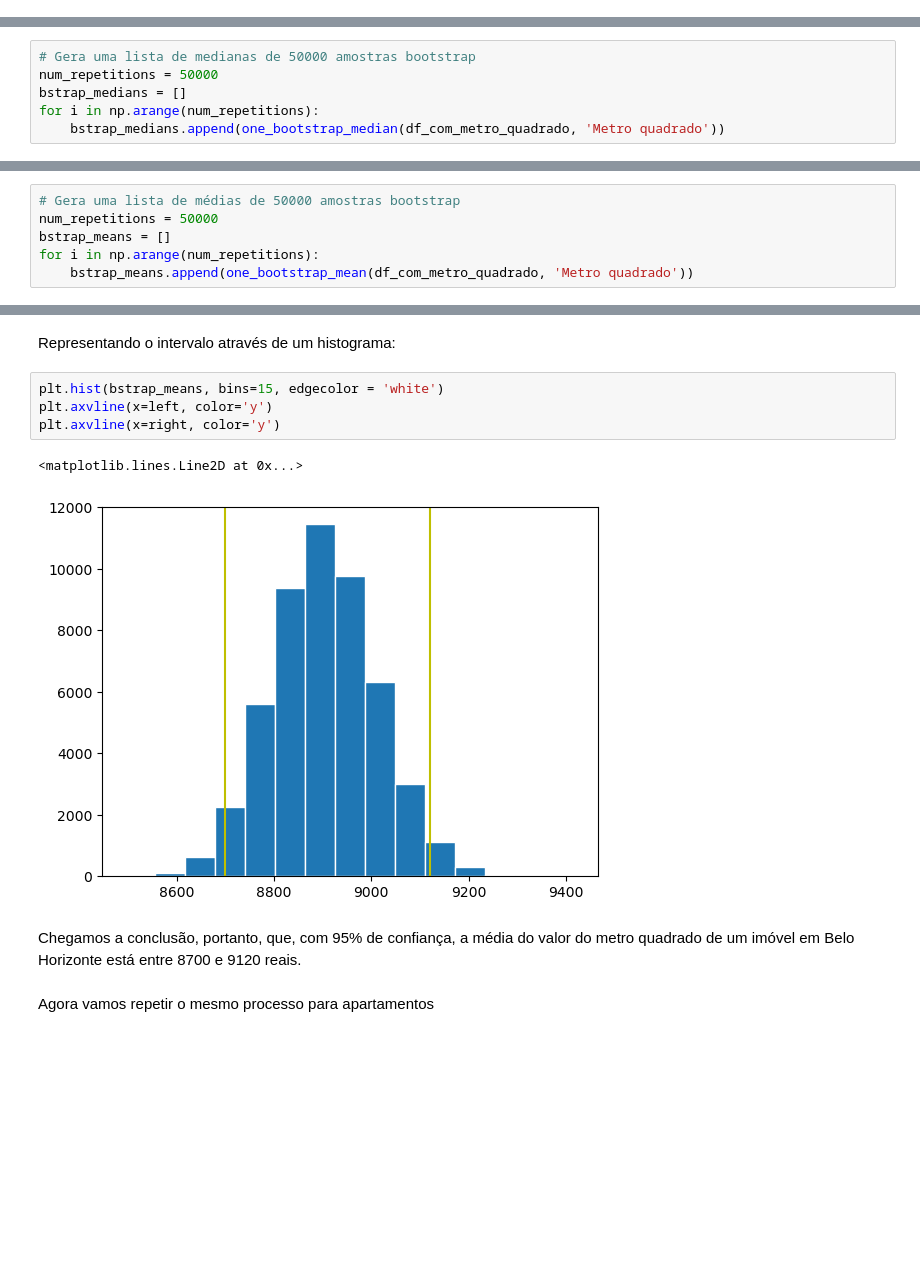
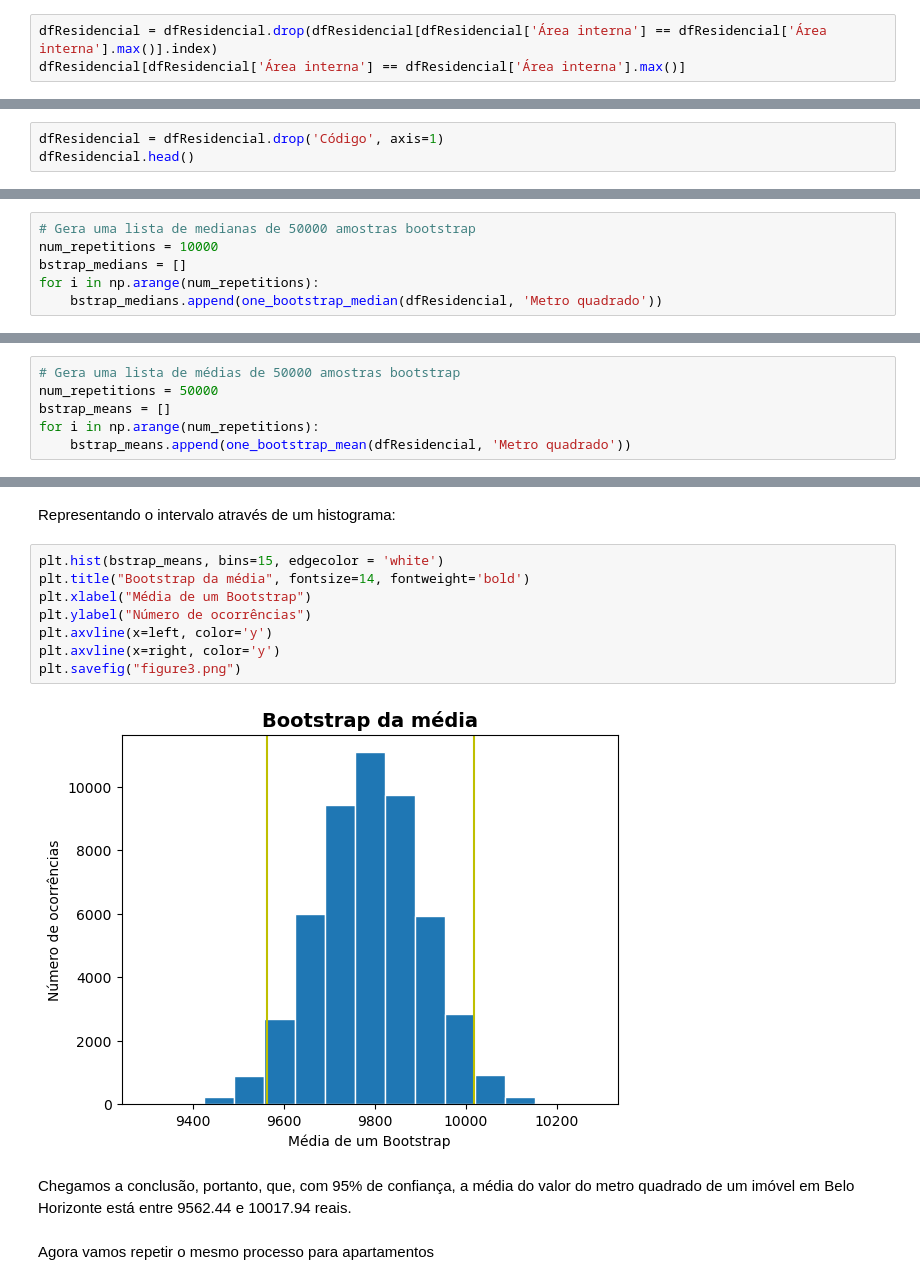
Before and after one commit to arthurlm1234/Estudo-Residencial-BH, a Jupyter notebook: bootstrap.ipynb, the cells around one changed output, grey strips where cells are left out. Cells and saved outputs as stored; diff of their text form; blank space fills up the shorter version.

```diff
--- a/bootstrap.ipynb
+++ b/bootstrap.ipynb
@@ -79,0 +89,3 @@ outliers/total
+# %%
+dfResidencial = dfResidencial.drop(dfResidencial[dfResidencial['Área interna'] == dfResidencial['Área interna'].max()].index)
+dfResidencial[dfResidencial['Área interna'] == dfResidencial['Área interna'].max()]
@@ -79,0 +97,3 @@ outliers/total
+# %%
+dfResidencial = dfResidencial.drop('Código', axis=1)
+dfResidencial.head()
@@ -109,9 +177,9 @@ one_bootstrap_median(df_com_metro_quadrado, 'Metro quadrado')
 # %%
 # Gera uma lista de medianas de 50000 amostras bootstrap
-num_repetitions = 50000
+num_repetitions = 10000
 bstrap_medians = []
 for i in np.arange(num_repetitions):
-    bstrap_medians.append(one_bootstrap_median(df_com_metro_quadrado, 'Metro quadrado'))
+    bstrap_medians.append(one_bootstrap_median(dfResidencial, 'Metro quadrado'))
 # %%
 #calcula o intervalo que contém 95% das medianas calculadas acima
 left = np.percentile(bstrap_medians, 2.5)
@@ -146,7 +217,7 @@ def one_bootstrap_mean(data, column):
 num_repetitions = 50000
 bstrap_means = []
 for i in np.arange(num_repetitions):
-    bstrap_means.append(one_bootstrap_mean(df_com_metro_quadrado, 'Metro quadrado'))
+    bstrap_means.append(one_bootstrap_mean(dfResidencial, 'Metro quadrado'))
 # %%
 #calcula o intervalo que contém 95% das médias calculadas acima
 left = round(np.percentile(bstrap_means, 2.5),2)
@@ -159,12 +230,15 @@ print(left, right)
 Representando o intervalo através de um histograma:
 # %%
 plt.hist(bstrap_means, bins=15, edgecolor = 'white')
+plt.title("Bootstrap da média", fontsize=14, fontweight='bold')
+plt.xlabel("Média de um Bootstrap")
+plt.ylabel("Número de ocorrências")
 plt.axvline(x=left, color='y')
 plt.axvline(x=right, color='y')
+plt.savefig("figure3.png")
 # %% [output]
-<matplotlib.lines.Line2D at 0x...>
-[figure, old version]
+[figure, new version]
 # %% [markdown]
-Chegamos a conclusão, portanto, que, com 95% de confiança, a média do valor do metro quadrado de um imóvel em Belo Horizonte está entre 8700 e 9120 reais.
+Chegamos a conclusão, portanto, que, com 95% de confiança, a média do valor do metro quadrado de um imóvel em Belo Horizonte está entre 9562.44 e 10017.94 reais.
 # %% [markdown]
 Agora vamos repetir o mesmo processo para apartamentos
```
Also changed, not shown: parts of 48 cells of this notebook.
